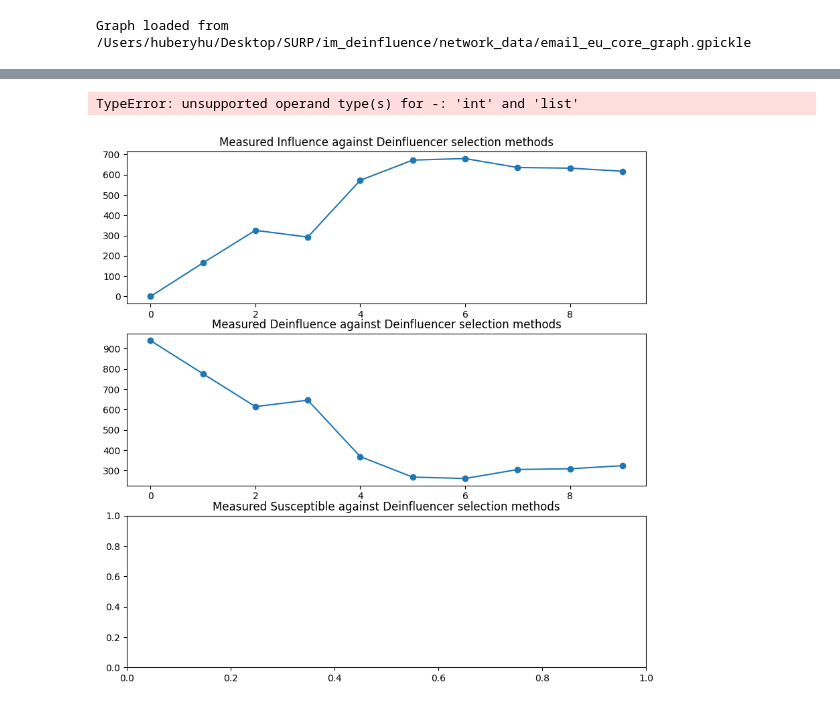
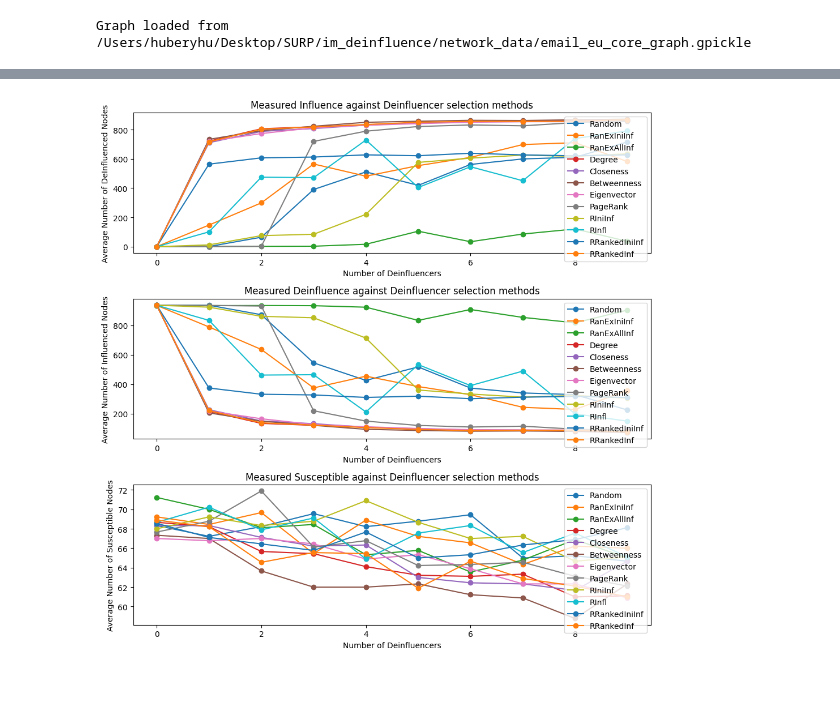
Before and after one commit to huberyhub/im_deinfluence, a Jupyter notebook: 5.4.2.ipynb, the cells around one changed output, grey strips where cells are left out. Drawn from its saved outputs; the diff is of its cells as text; code cells hidden in the pictures.

```diff
--- a/5.4.2.ipynb
+++ b/5.4.2.ipynb
@@ -46,9 +51,4 @@ influencer {97, 353, 963, 482, 264, 426, 106, 558, 18, 221}
 # %%
-# Run simulation for different values of k
-k_deinfluencers_ls = [0,1,2,3,4,5,6,7,8,9]  # Different values of k to test
-deinfluencers_list = ef.select_deinfluencers(k_deinfluencers_ls, model_fixed_influencers)
-results = ef.average_results(deinfluencers_list, model_fixed_influencers, num_runs=3, steps=2)
-
 # Plotting results
 fig, axs = plt.subplots(3, figsize=(10, 10))
 axs[0].set_title('Measured Influence against Deinfluencer selection methods')
@@ -57,33 +57,32 @@ axs[2].set_title('Measured Susceptible against Deinfluencer selection methods')
 
 # Create line plots
 methods = results[next(iter(results))].keys()  # Get all methods from the first key
 k_values = sorted(results.keys())  # Sort k values for plotting
 
 total_nodes = len(G_email.nodes)
 
 for method in methods:
     influenced_nodes = [results[k][method][0] for k in k_values]
     deinfluenced_nodes = [results[k][method][1] for k in k_values]
-    susceptible_nodes = [total_nodes - (results[k][method][2]+ results[k][method][1]) for k in k_values]
+    susceptible_nodes = [total_nodes - (influenced + deinfluenced) for influenced, deinfluenced in zip(influenced_nodes, deinfluenced_nodes)]
 
     axs[0].plot(k_values, influenced_nodes, label=method, marker='o')
     axs[1].plot(k_values, deinfluenced_nodes, label=method, marker='o')
     axs[2].plot(k_values, susceptible_nodes, label=method, marker='o')
 
 axs[0].legend()
 axs[0].set_xlabel('Number of Deinfluencers')
 axs[0].set_ylabel('Average Number of DeInfluenced Nodes')
 
 axs[1].legend()
 axs[1].set_xlabel('Number of Deinfluencers')
 axs[1].set_ylabel('Average Number of Influenced Nodes')
 
 axs[2].legend()
 axs[2].set_xlabel('Number of Deinfluencers')
 axs[2].set_ylabel('Average Number of Susceptible Nodes')
 
 plt.tight_layout()
 plt.show()
 # %% [output]
-TypeError: unsupported operand type(s) for -: 'int' and 'list'
-[figure, old version]
+[figure, new version]
```
Also changed, not shown: parts of 2 cells of this notebook, 6 other files.
